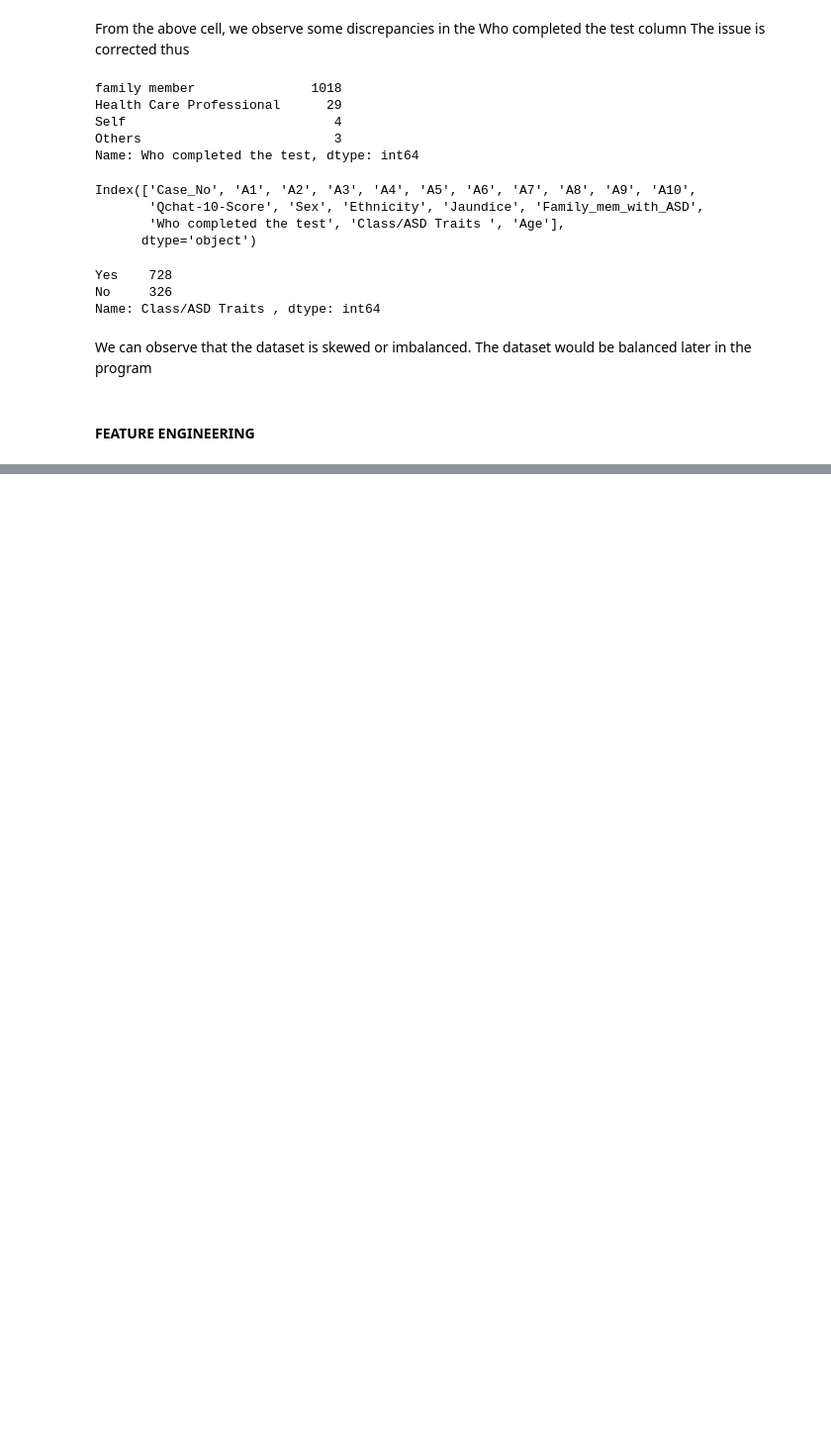
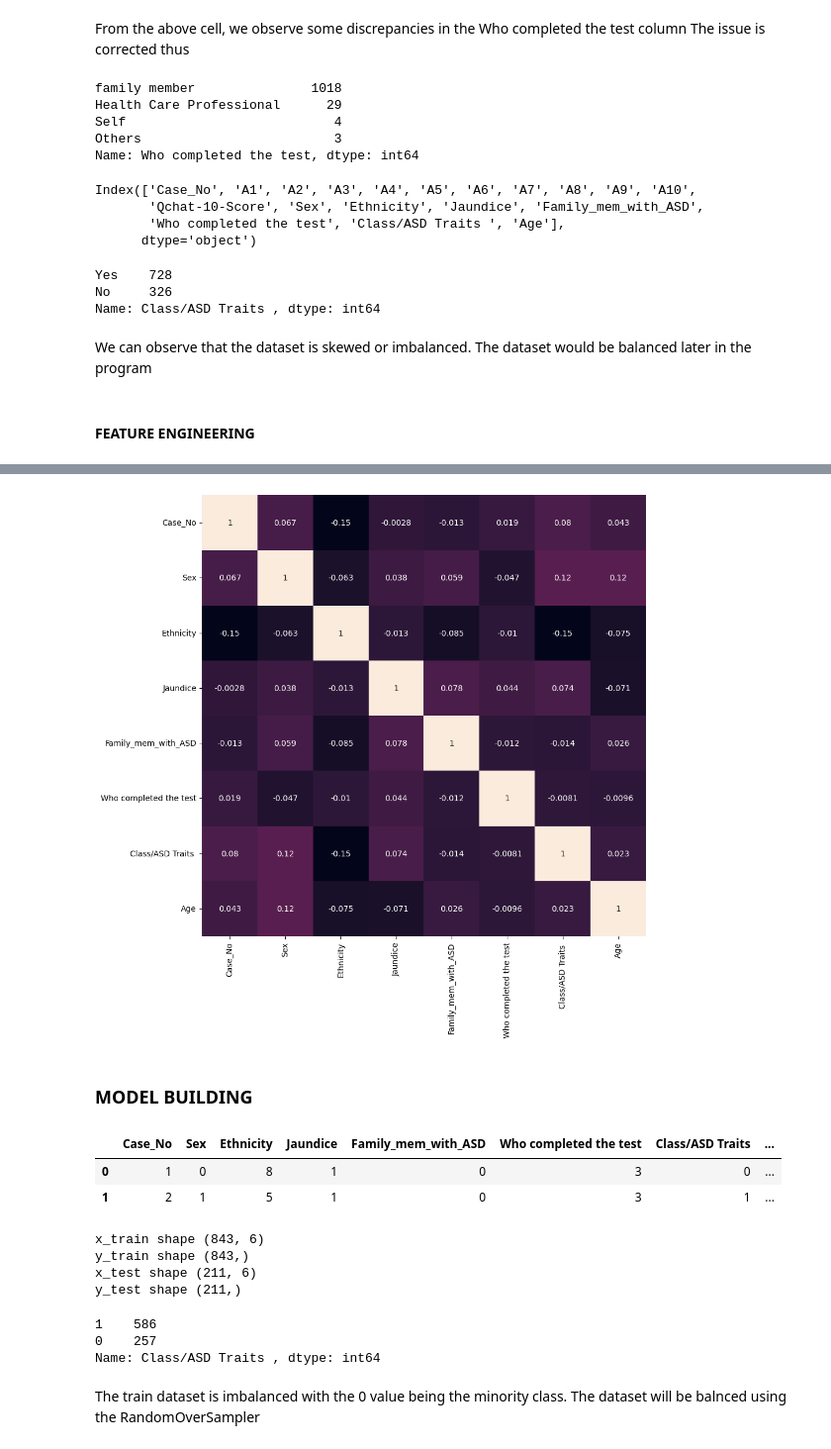
Before and after one commit to ChibuikeOnuba/AUTISM-DIAGNOSIS-PREDICTION-IN-TODDLERS, a Jupyter notebook: model.ipynb, the cells around one changed output, grey strips where cells are left out. Shown at 99% size. Cells and saved outputs as stored; diff of their text form; code cells hidden in the pictures; blank space fills up the shorter version.

```diff
--- a/model.ipynb
+++ b/model.ipynb
@@ -195,0 +308,40 @@ The dataset would be balanced later in the program
+# %%
+df.drop(columns=['A1', 'A2', 'A3', 'A4', 'A5', 'A6', 'A7', 'A8', 'A9', 'A10', 'Qchat-10-Score'], axis=1, inplace=True)
+# %%
+# Making a heatmap to visualize the correlation matrix
+plt.figure(figsize=(10,10))
+sns.heatmap(df.corr(), annot=True, cbar=False)
+plt.show()
+# %% [output]
+[figure, added]
+# %% [markdown]
+### **MODEL BUILDING**
+# %%
+df.head(2)
+# %% [output]
+|  | Case_No | Sex | Ethnicity | Jaundice | Family_mem_with_ASD | Who completed the test | Class/ASD Traits | ... |
+| 0 | 1 | 0 | 8 | 1 | 0 | 3 | 0 | ... |
+| 1 | 2 | 1 | 5 | 1 | 0 | 3 | 1 | ... |
+# %%
+x = df.drop(columns=['Case_No', 'Class/ASD Traits '], axis=1)
+y = df['Class/ASD Traits ']
+
+# splitting
+x_train, x_test, y_train, y_test = train_test_split(x, y, test_size=0.2, random_state=42)
+print('x_train shape', x_train.shape)
+print('y_train shape', y_train.shape)
+print('x_test shape', x_test.shape)
+print('y_test shape', y_test.shape)
+# %% [output]
+x_train shape (843, 6)
+y_train shape (843,)
+x_test shape (211, 6)
+y_test shape (211,)
+# %%
+y_train.value_counts()
+# %% [output]
+1    586
+0    257
+Name: Class/ASD Traits , dtype: int64
+# %% [markdown]
+The train dataset is imbalanced with the 0 value being the minority class. The dataset will be balnced using the RandomOverSampler
```
Also changed, not shown: parts of 33 cells of this notebook.
